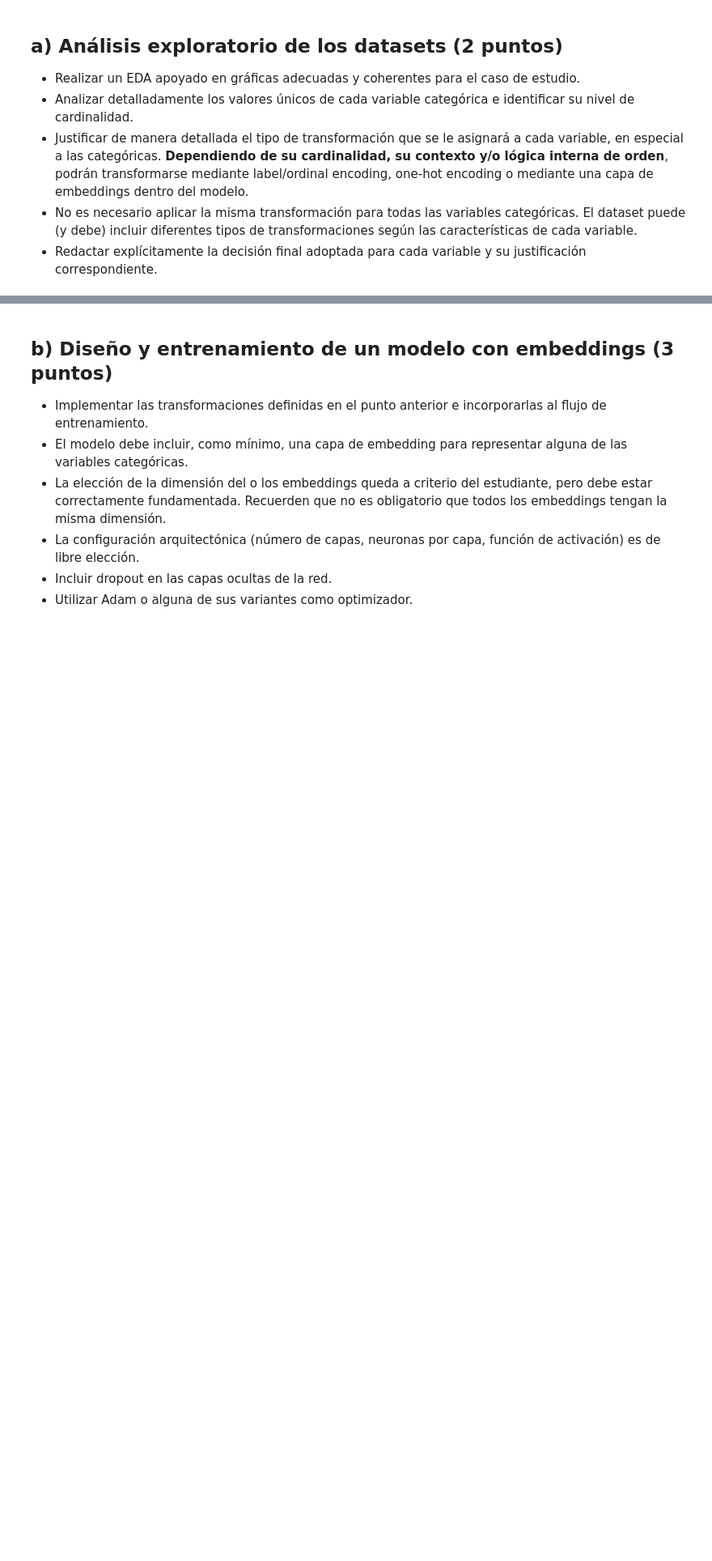
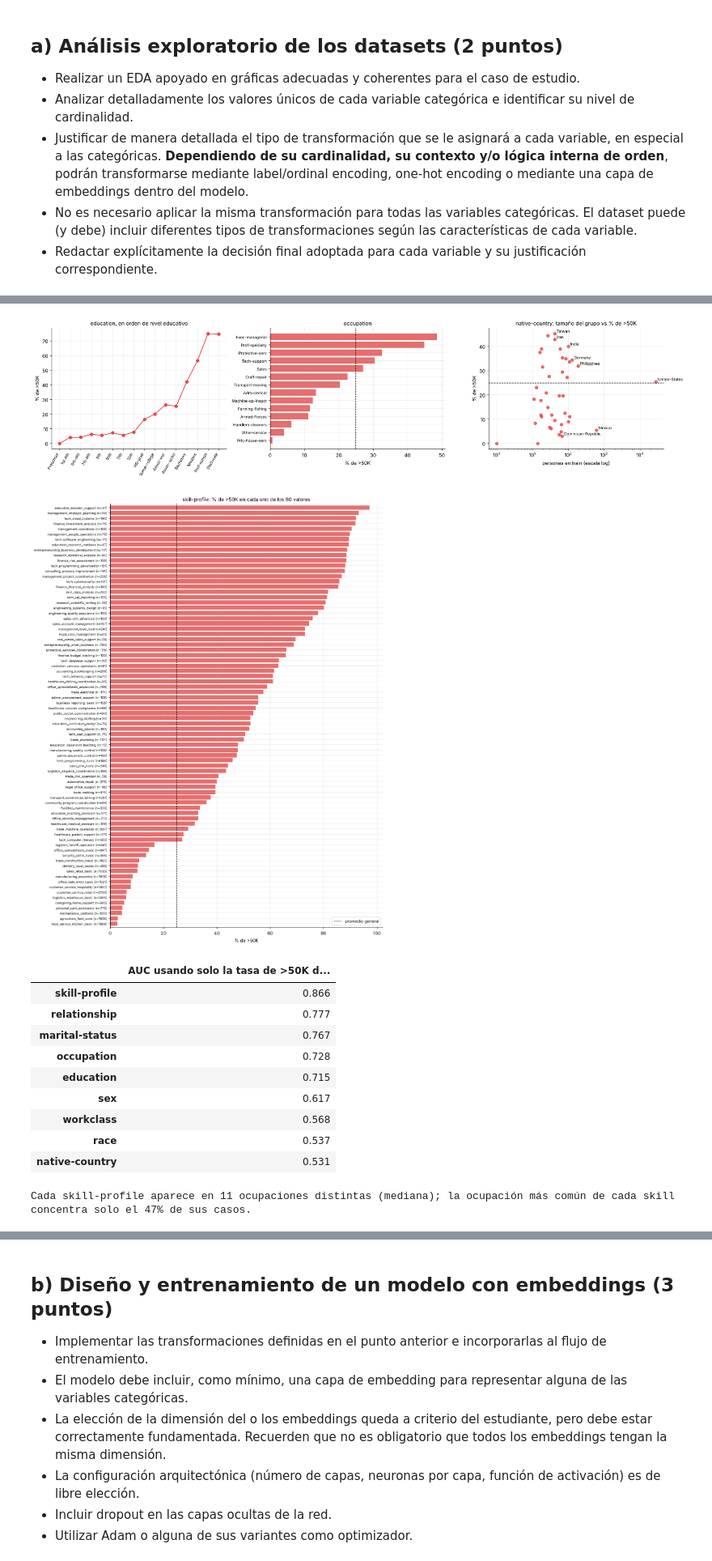
Before and after one commit to masouto94/aprendizaje_profundo, a Jupyter notebook: tps/tp_2/ASTORGA-GONZALEZ-SOUTO-TP2-Co26.ipynb, the cells around one changed output, grey strips where cells are left out. Shown at 81% size. Cells and saved outputs as stored; diff of their text form; code cells hidden in the pictures; blank space fills up the shorter version.

```diff
--- a/tps/tp_2/ASTORGA-GONZALEZ-SOUTO-TP2-Co26.ipynb
+++ b/tps/tp_2/ASTORGA-GONZALEZ-SOUTO-TP2-Co26.ipynb
@@ -81,0 +307,60 @@ Está compuesto por los siguientes features:
+# %%
+# a) Variables de alta cardinalidad: education, occupation, native-country y skill-profile
+ORDEN_EDUCACION = ["Preschool", "1st-4th", "5th-6th", "7th-8th", "9th", "10th", "11th", "12th", "HS-grad",
+                   "Some-college", "Assoc-voc", "Assoc-acdm", "Bachelors", "Masters", "Prof-school", "Doctorate"]
+fig, axes = plt.subplots(1, 3, figsize=(19, 4.8))
+
+t = tasa_por_categoria("education").reindex(ORDEN_EDUCACION)
+ax = axes[0]
+ax.plot(range(len(t)), t["% >50K"], "o-", color=C_ALTO)
+ax.set_xticks(range(len(t)), t.index, rotation=60, ha="right", fontsize=8)
+ax.set_title("education, en orden de nivel educativo"); ax.set_ylabel("% de >50K")
+
+t = tasa_por_categoria("occupation")
+ax = axes[1]
+ax.barh(t.index, t["% >50K"], color=C_ALTO, alpha=0.8)
+ax.axvline(100 * TASA_GLOBAL, color="k", ls="--", lw=1)
+ax.set_title("occupation"); ax.set_xlabel("% de >50K"); ax.tick_params(axis="y", labelsize=8)
+
+t = tasa_por_categoria("native-country")
+ax = axes[2]
+ax.scatter(t["n"], t["% >50K"], color=C_ALTO, alpha=0.8)
+for pais in ["United-States", "Mexico", "India", "Taiwan", "Iran", "Philippines", "Germany", "Dominican-Republic"]:
+    if pais in t.index:
+        ax.annotate(pais, (t.loc[pais, "n"], t.loc[pais, "% >50K"]), fontsize=8, xytext=(4, 2), textcoords="offset points")
+ax.set_xscale("log"); ax.axhline(100 * TASA_GLOBAL, color="k", ls="--", lw=1)
+ax.set_title("native-country: tamaño del grupo vs % de >50K"); ax.set_xlabel("personas en train (escala log)"); ax.set_ylabel("% de >50K")
+
+plt.tight_layout(); plt.show()
+
+t = tasa_por_categoria("skill-profile")
+fig, ax = plt.subplots(figsize=(11, 14))
+ax.barh(range(len(t)), t["% >50K"], color=C_ALTO, alpha=0.8, height=0.8)
+ax.set_yticks(range(len(t)), [f"{nombre} (n={n})" for nombre, n in zip(t.index, t["n"])], fontsize=7)
+ax.axvline(100 * TASA_GLOBAL, color="k", ls="--", lw=1, label="promedio general")
+ax.set_ylim(-0.7, len(t) - 0.3)
+ax.set_title("skill-profile: % de >50K en cada uno de los 80 valores"); ax.set_xlabel("% de >50K"); ax.legend(loc="lower right")
+plt.tight_layout(); plt.show()
+
+from sklearn.metrics import roc_auc_score
+poder = {c: roc_auc_score(y_train, y_train.groupby(train_raw[c]).transform("mean")) for c in CAT_COLS}
+display(pd.Series(poder, name="AUC usando solo la tasa de >50K de cada categoría").sort_values(ascending=False)
+        .to_frame().style.format("{:.3f}"))
+
+ct = pd.crosstab(train_raw["skill-profile"], train_raw["occupation"])
+print(f"Cada skill-profile aparece en {ct.gt(0).sum(axis=1).median():.0f} ocupaciones distintas (mediana); "
+      f"la ocupación más común de cada skill concentra solo el {100 * (ct.max(axis=1) / ct.sum(axis=1)).median():.0f}% de sus casos.")
+# %% [output]
+[figure, added]
+[figure, added]
+|  | AUC usando solo la tasa de >50K d... |
+| skill-profile | 0.866 |
+| relationship | 0.777 |
+| marital-status | 0.767 |
+| occupation | 0.728 |
+| education | 0.715 |
+| sex | 0.617 |
+| workclass | 0.568 |
+| race | 0.537 |
+| native-country | 0.531 |
+Cada skill-profile aparece en 11 ocupaciones distintas (mediana); la ocupación más común de cada skill concentra solo el 47% de sus casos.
```
Also changed, not shown: parts of 49 cells of this notebook, 1 other file.
